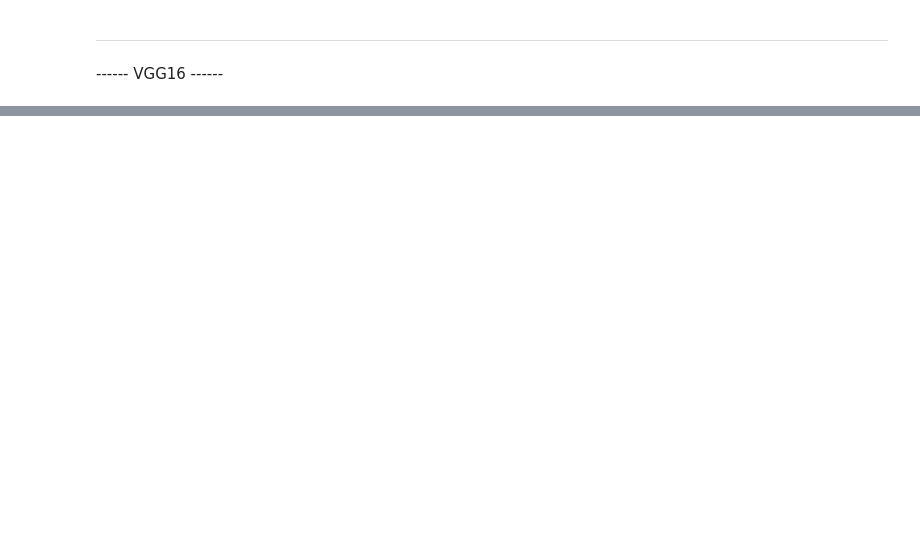
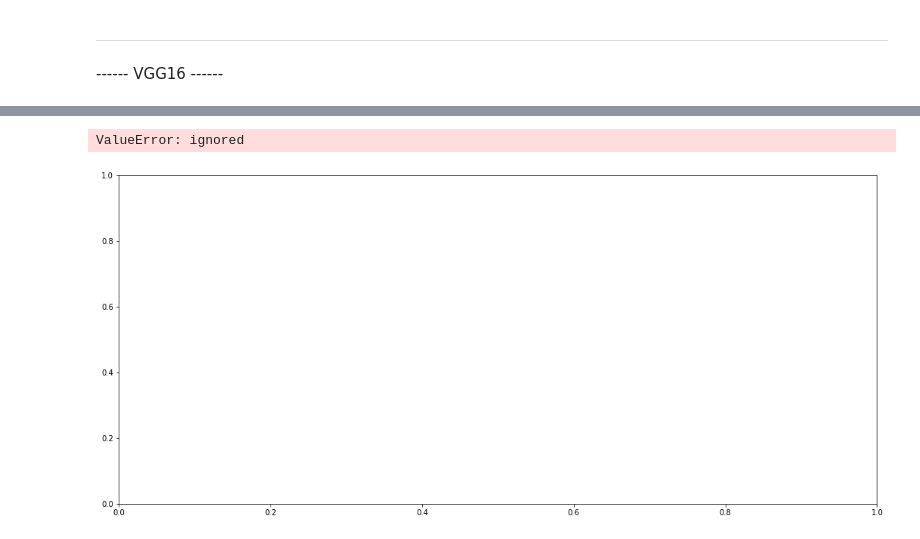
Before and after one commit to DayrisRM/Mineria_PR2, a Jupyter notebook: Mineria_PR2.ipynb, the cells around one changed output, grey strips where cells are left out. Cells and saved outputs as stored; diff of their text form; code cells hidden in the pictures; blank space fills up the shorter version.

```diff
--- a/Mineria_PR2.ipynb
+++ b/Mineria_PR2.ipynb
@@ -206,0 +282,3 @@ ACCURACY : 1.0
+# %%
+modelVGG16 = BuildVGG16()
+modelVGG16.summary()
@@ -206,0 +303,20 @@ ACCURACY : 1.0
+# %%
+from keras.preprocessing.image import ImageDataGenerator
+
+EPOCHS = 20
+
+es = EarlyStopping(monitor='val_loss', patience=8, verbose=1, min_delta=1e-4)
+rlrop = ReduceLROnPlateau(monitor='val_loss', factor=0.1, patience=4, verbose=1, min_delta=1e-4)
+datagen = ImageDataGenerator(rescale=1./255)
+train_it = datagen.flow_from_directory('/content/dataset_vgg16/train', batch_size=64, target_size=(224, 224))
+validation_it = datagen.flow_from_directory('/content/dataset_vgg16/val', batch_size=64, target_size=(224, 224))
+test_it = datagen.flow_from_directory('/content/dataset_vgg16/test', batch_size=64, target_size=(224, 224))
+# fit model
+historyVGG16 = modelVGG16.fit(
+      train_it,
+      steps_per_epoch=len(train_it),
+      validation_data=validation_it,
+      validation_steps=len(validation_it),
+      epochs=EPOCHS,
+      verbose=1,
+      callbacks=[es])
@@ -206,0 +341,17 @@ ACCURACY : 1.0
+# %%
+import matplotlib.pyplot as plt
+
+loss, acc = modelVGG16.evaluate(test_it, steps=len(test_it), verbose=1)
+print('acc > %.3f' % (acc * 100.0))
+print("loss : ", loss)
+
+
+plt.figure(figsize = (18,8))
+plt.plot(range(20), historyVGG16.history['accuracy'], label = 'Training Accuracy')
+plt.plot(range(20), historyVGG16.history['loss'], label = 'Training Loss')
+#ax1.set_xticks(np.arange(0, 31, 5))
+plt.xlabel("Number of Epoch's")
+plt.ylabel('Accuracy/Loss Value')
+plt.title('Training Accuracy and Training Loss')
+plt.legend(loc = "best")
+# %% [output]
@@ -206,0 +361,2 @@ ACCURACY : 1.0
+ValueError: ignored
+[figure, added]
```
Also changed, not shown: parts of 19 cells of this notebook.
